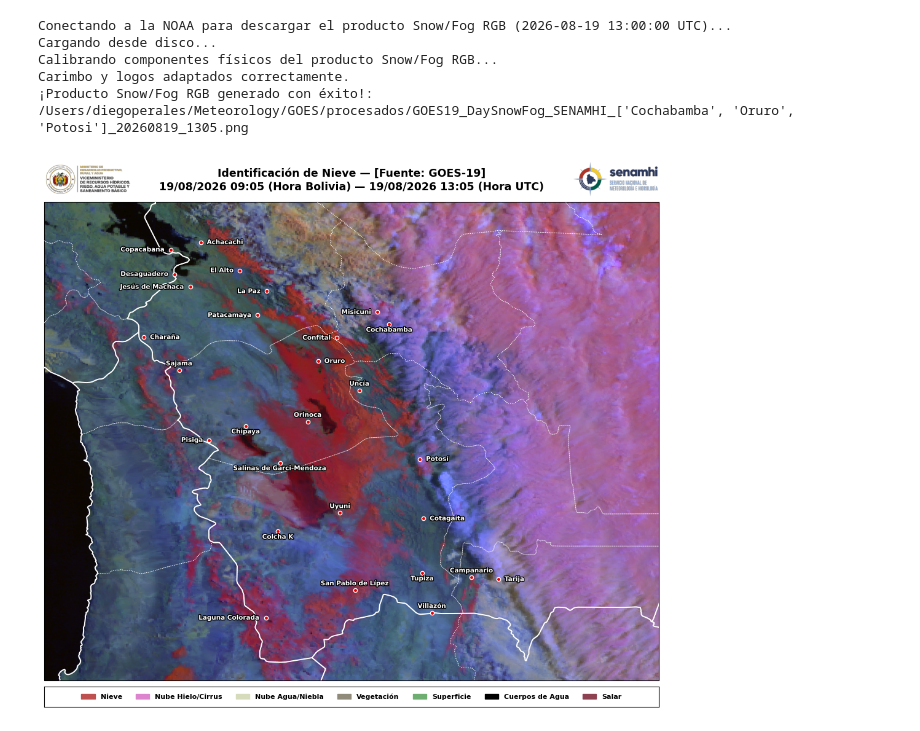
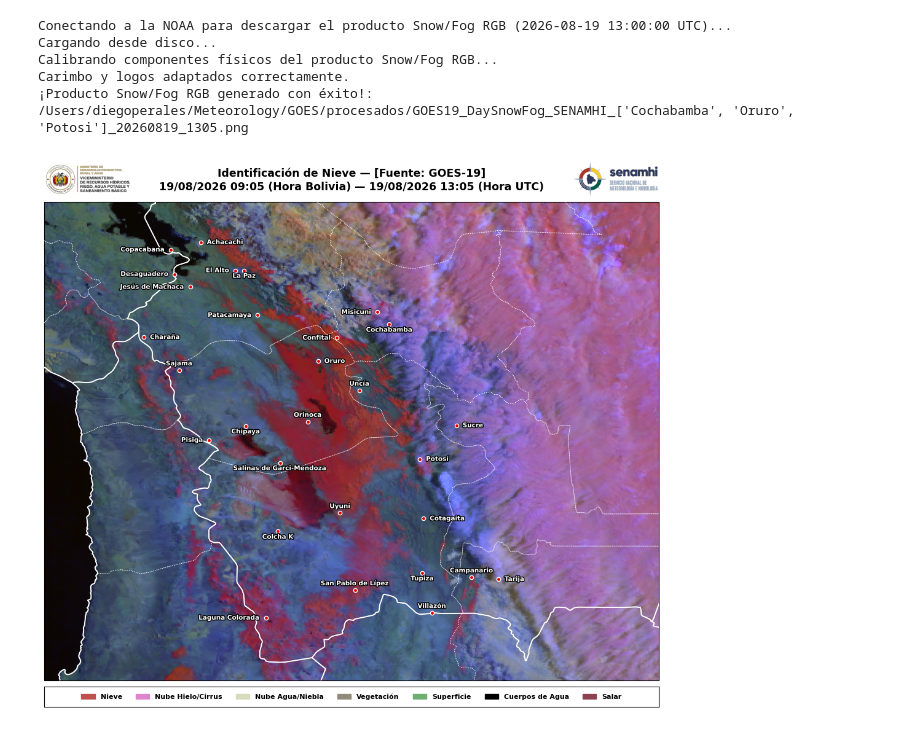
Before and after one commit to diegomapper/goes_env, a Jupyter notebook: Scripts/04_goes19_snowcloud.ipynb, the cells around one changed output. Drawn from its saved outputs; the diff is of its cells as text; code cells hidden in the pictures.

```diff
--- a/Scripts/04_goes19_snowcloud.ipynb
+++ b/Scripts/04_goes19_snowcloud.ipynb
@@ -163,16 +163,17 @@ LOCALIDADES_REGIONALES = {
             #"Bulo Bulo":    {"lat": -17.25, "lon": -64.35, "pos": "right"},
             #"Villa Tunari": {"lat": -16.97, "lon": -65.42, "pos": "right"},
             #EXTRAS
-            "El Alto":          {"lat": -16.50, "lon": -68.16, "pos": "left"},
-            "La Paz":           {"lat": -16.84, "lon": -67.80, "pos": "left"},
+            "El Alto":          {"lat": -16.50, "lon": -68.22, "pos": "left"},
+            "La Paz":           {"lat": -16.50, "lon": -68.10, "pos": "bottom"},
             "Copacabana":       {"lat": -16.16, "lon": -69.08, "pos": "left"},
             "Achacachi":        {"lat": -16.04, "lon": -68.68, "pos": "right"},
             "Desaguadero":      {"lat": -16.56, "lon": -69.03, "pos": "left"},
             "Patacamaya":       {"lat": -17.23, "lon": -67.92, "pos": "left"},
             "Jesús de Machaca": {"lat": -16.77, "lon": -68.82, "pos": "left"},
             "Charaña":          {"lat": -17.59, "lon": -69.44, "pos": "right"},
-            "Tarija":       {"lat": -21.54, "lon": -64.70, "pos": "right"},
-            "Campanario":   {"lat": -21.51, "lon": -65.06, "pos": "top"}
+            "Tarija":           {"lat": -21.54, "lon": -64.70, "pos": "right"},
+            "Campanario":       {"lat": -21.51, "lon": -65.06, "pos": "top"},
+            "Sucre":            {"lat": -19.03, "lon": -65.26, "pos": "right"}
         }
     },
     "TARIJA": {
@@ -406,31 +407,31 @@ try:
     img_senamhi_path = os.path.join(PATH_LOGOS, "logo_senamhi.png")
 
     if os.path.exists(img_ministerio_path) and os.path.exists(img_senamhi_path):
         logo_ministerio = mpimg.imread(img_ministerio_path)
         logo_senamhi = mpimg.imread(img_senamhi_path)
 
         ax_logo_min = fig.add_axes([pos_mapa.x0, pos_mapa.y1 + 0.005, 0.14, 0.07])
         ax_logo_min.imshow(logo_ministerio)
         ax_logo_min.axis('off')
 
         ax_logo_sen = fig.add_axes([pos_mapa.x1 - 0.14, pos_mapa.y1 + 0.005, 0.14, 0.07])
         ax_logo_sen.imshow(logo_senamhi)
         ax_logo_sen.axis('off')
         print("Carimbo y logos adaptados correctamente.")
 except Exception as e:
     print(f"Alerta logos: {e}")
 
 # El archivo final guardará la palabra del mapa generado (ej. ..._POTOSI_2026...)
 output_name = f"{OUTPUTS}/GOES19_DaySnowFog_SENAMHI_{REGION_OBJETIVO}_{fecha_utc.strftime('%Y%m%d_%H%M')}.png"
 
 plt.savefig(output_name, dpi=200, bbox_inches='tight', pad_inches=0.03)
 print(f"¡Producto Snow/Fog RGB generado con éxito!: {output_name}")
 
 plt.show()
 # %% [output]
 Conectando a la NOAA para descargar el producto Snow/Fog RGB (2026-08-19 13:00:00 UTC)...
 Cargando desde disco...
 Calibrando componentes físicos del producto Snow/Fog RGB...
 Carimbo y logos adaptados correctamente.
 ¡Producto Snow/Fog RGB generado con éxito!: /Users/diegoperales/Meteorology/GOES/procesados/GOES19_DaySnowFog_SENAMHI_['Cochabamba', 'Oruro', 'Potosi']_20260819_1305.png
-[figure, old version]
+[figure, new version]
```
